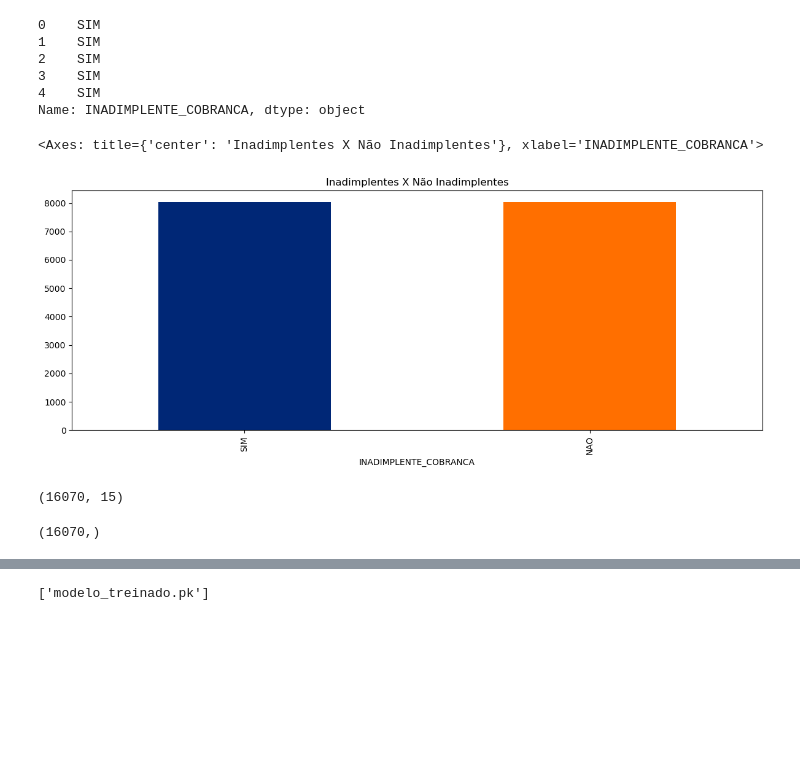
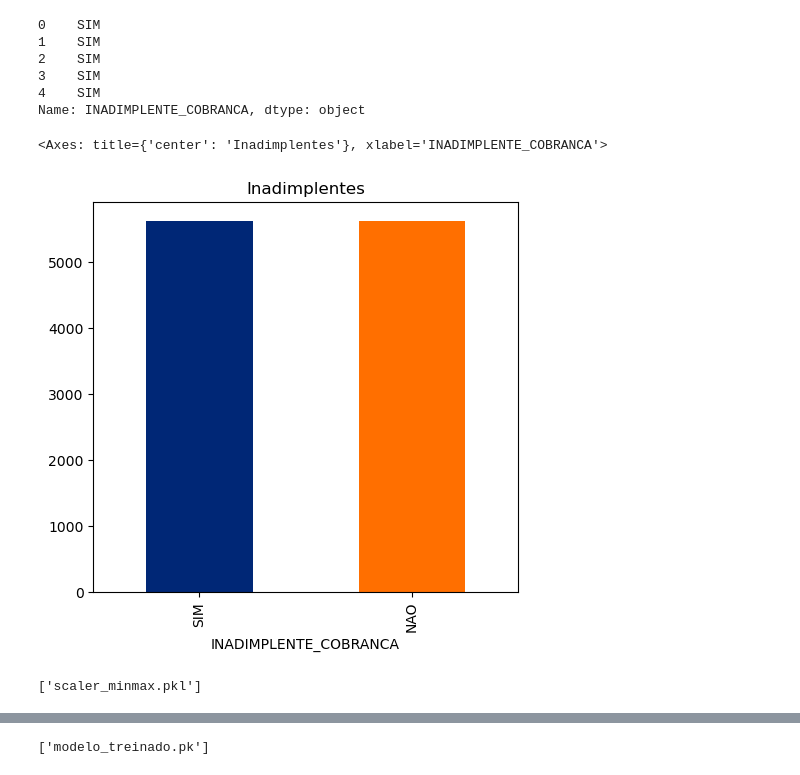
Before and after one commit to mm-dantas/credit-default-classification, a Jupyter notebook: credit-default-classification.ipynb, the cells around one changed output, grey strips where cells are left out. Cells and saved outputs as stored; diff of their text form; code cells hidden in the pictures; blank space fills up the shorter version.

```diff
--- a/credit-default-classification.ipynb
+++ b/credit-default-classification.ipynb
@@ -402,0 +476,7 @@ for i in variaveis_categoricas:
+# %%
+encoders = {}
+
+for col in variaveis_categoricas:
+    le = LabelEncoder()
+    df_new[col] = le.fit_transform(df_new[col])
+    encoders[col] = le
@@ -437,7 +521,7 @@ SIM    8035
 NAO    2375
 Name: count, dtype: int64
 # %%
-variaveis_explicativas = df_new.iloc[:,0:15]
+variaveis_explicativas = df_new.iloc[:,0:16]
 variavel_resposta = df_new.iloc[:,16]
 # %%
 variaveis_explicativas.head()
@@ -468,15 +544,24 @@ variaveis_explicativas_res, variavel_resposta_res = balanceador.fit_resample(var
+# %%
+X_treino, X_teste, y_treino, y_teste = train_test_split(
+    variaveis_explicativas,
+    variavel_resposta,
+    test_size = 0.3,
+    random_state = 42,
+    stratify=variavel_resposta
+)
+# %%
+seed = 100
+
+balanceador = SMOTE(random_state=seed)
+
+X_treino_res, y_treino_res = balanceador.fit_resample(
+    X_treino,
+    y_treino
+)
 # %%
-plt.rcParams["figure.figsize"] = [12.00, 5.00]
+plt.rcParams["figure.figsize"] = [5.00, 5.00]
 plt.rcParams["figure.autolayout"] = True
-variavel_resposta_res.value_counts().plot(kind='bar', title='Inadimplentes X Não Inadimplentes', color = ['#002776', '#FF6F00'])
+y_treino_res.value_counts().plot(kind='bar', title='Inadimplentes', color=['#002776', '#FF6F00'])
 # %% [output]
-<Axes: title={'center': 'Inadimplentes X Não Inadimplentes'}, xlabel='INADIMPLENTE_COBRANCA'>
+<Axes: title={'center': 'Inadimplentes'}, xlabel='INADIMPLENTE_COBRANCA'>
-[figure, old version]
+[figure, new version]
-# %%
-variaveis_explicativas_res.shape
-# %% [output]
-(16070, 15)
-# %%
-variavel_resposta_res.shape
-# %% [output]
-(16070,)
@@ -485,7 +568,11 @@ X_treino, X_teste, y_treino, y_teste = train_test_split(variaveis_explicativas_r
 # %%
 Normalizador = MinMaxScaler()
-X_treino_normalizados = Normalizador.fit_transform(X_treino)
+X_treino_normalizados = Normalizador.fit_transform(X_treino_res)
 X_teste_normalizados = Normalizador.transform(X_teste)
+
+joblib.dump(Normalizador, 'scaler_minmax.pkl')
+# %% [output]
+['scaler_minmax.pkl']
 # %%
 X_treino_normalizados.shape
 # %% [output]
```
Also changed, not shown: parts of 21 cells of this notebook, 4 other files.
